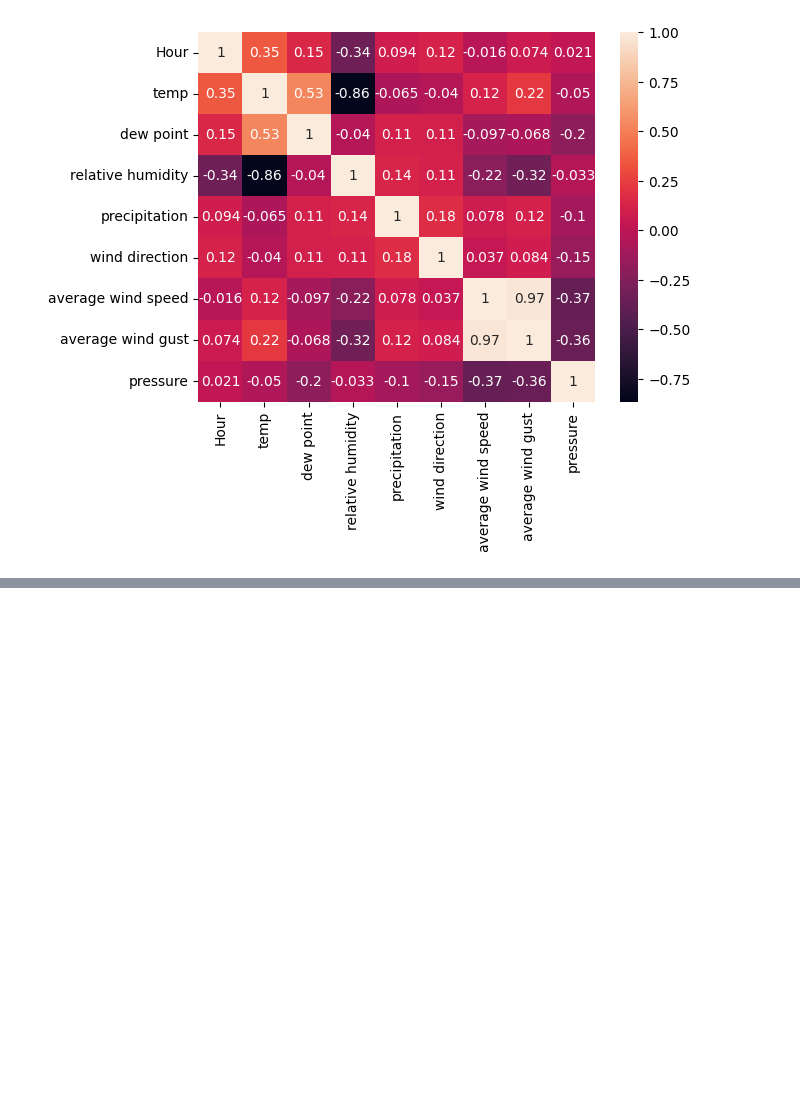
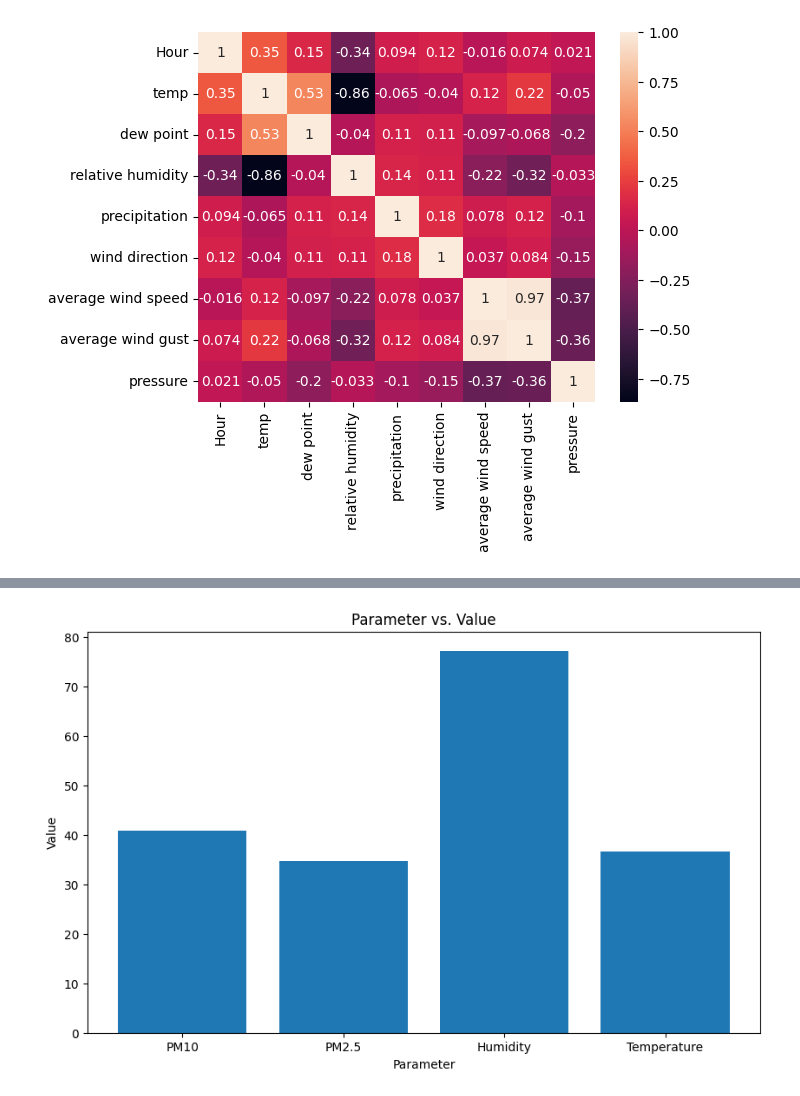
Before and after one commit to shaonsani/shaonsani-amse-template, a Jupyter notebook: project/report.ipynb, the cells around one changed output, grey strips where cells are left out. Saved outputs shown, nothing was run; the diff lists cells and outputs as text; code cells hidden in the pictures; blank space fills up the shorter version.

```diff
--- a/project/report.ipynb
+++ b/project/report.ipynb
@@ -218,0 +212,10 @@ ValueError: could not convert string to float: 'u1h2fen'
+# %%
+# This plot shows the different parameter values and their corresponding values.
+plt.figure(figsize=(10, 6))
+plt.bar(aachen_mobilithek_data['parameter'], aachen_mobilithek_data['value'])
+plt.xlabel('Parameter')
+plt.ylabel('Value')
+plt.title('Parameter vs. Value')
+plt.show()
+# %% [output]
+[figure, added]
```
Also changed, not shown: parts of 9 cells of this notebook, 3 other files.
